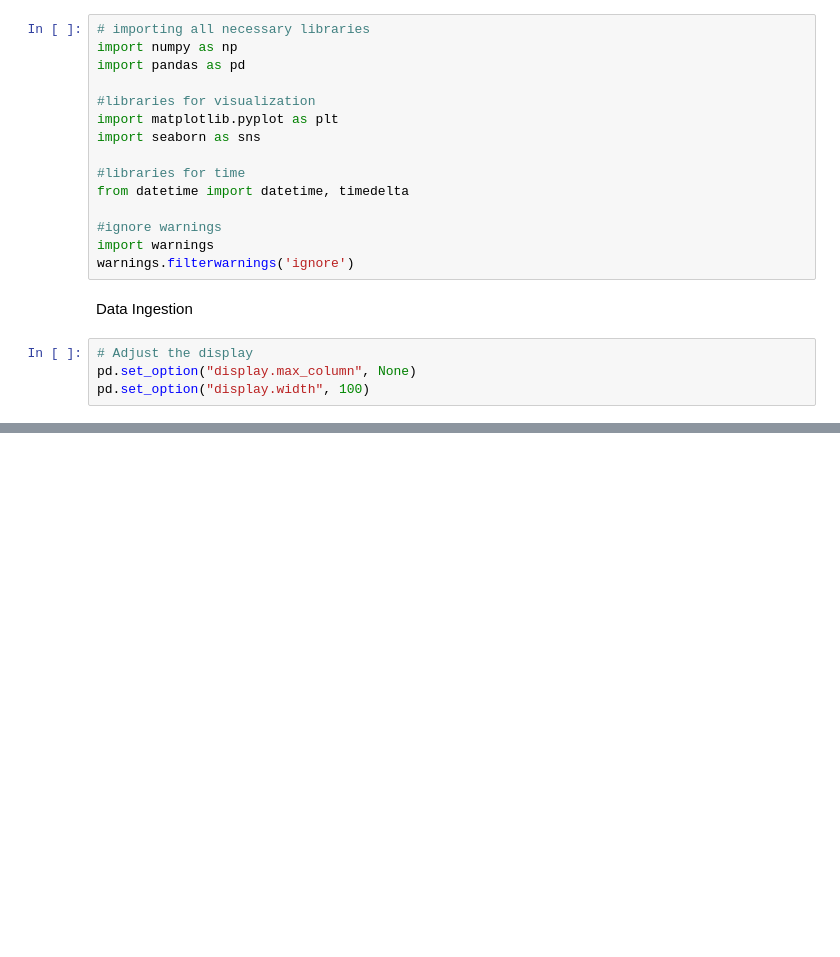
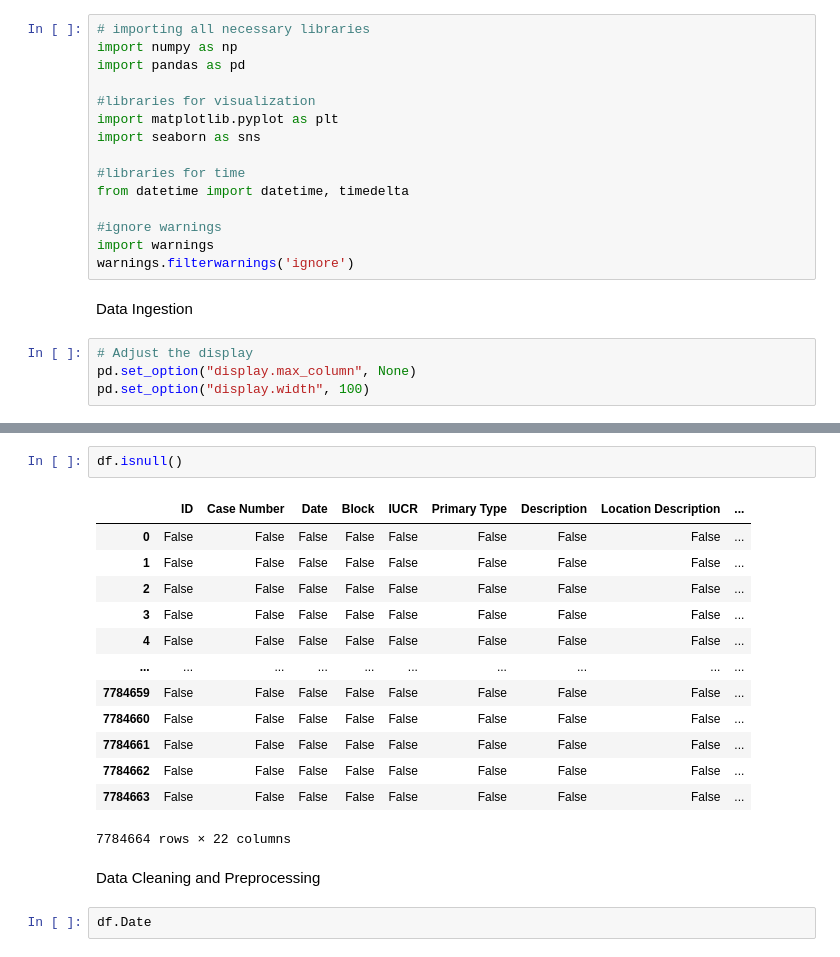
Before and after one commit to ADEOYE-MARY25/My_Task, a Jupyter notebook: week_8/adeoye_mary_task19.ipynb, the cells around one changed output, grey strips where cells are left out. Drawn from its saved outputs; the diff is of its cells as text; blank space fills up the shorter version.

```diff
--- a/week_8/adeoye_mary_task19.ipynb
+++ b/week_8/adeoye_mary_task19.ipynb
@@ -35,0 +101,20 @@ df.tail()
+# %%
+df.isnull()
+# %% [output]
+|  | ID | Case Number | Date | Block | IUCR | Primary Type | Description | Location Description | ... |
+| 0 | False | False | False | False | False | False | False | False | ... |
+| 1 | False | False | False | False | False | False | False | False | ... |
+| 2 | False | False | False | False | False | False | False | False | ... |
+| 3 | False | False | False | False | False | False | False | False | ... |
+| 4 | False | False | False | False | False | False | False | False | ... |
+| ... | ... | ... | ... | ... | ... | ... | ... | ... | ... |
+| 7784659 | False | False | False | False | False | False | False | False | ... |
+| 7784660 | False | False | False | False | False | False | False | False | ... |
+| 7784661 | False | False | False | False | False | False | False | False | ... |
+| 7784662 | False | False | False | False | False | False | False | False | ... |
+| 7784663 | False | False | False | False | False | False | False | False | ... |
+7784664 rows × 22 columns
+# %% [markdown]
+Data Cleaning and  Preprocessing
+# %%
+df.Date
```
Also changed, not shown: parts of 8 cells of this notebook, 10 other files.
